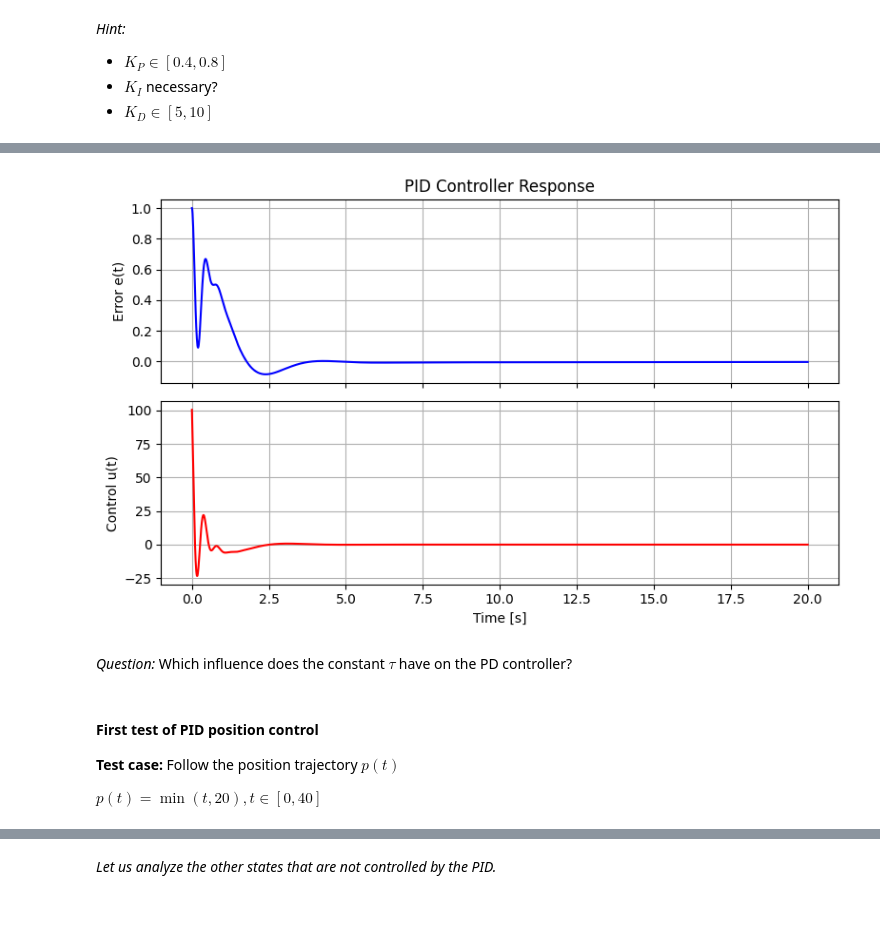
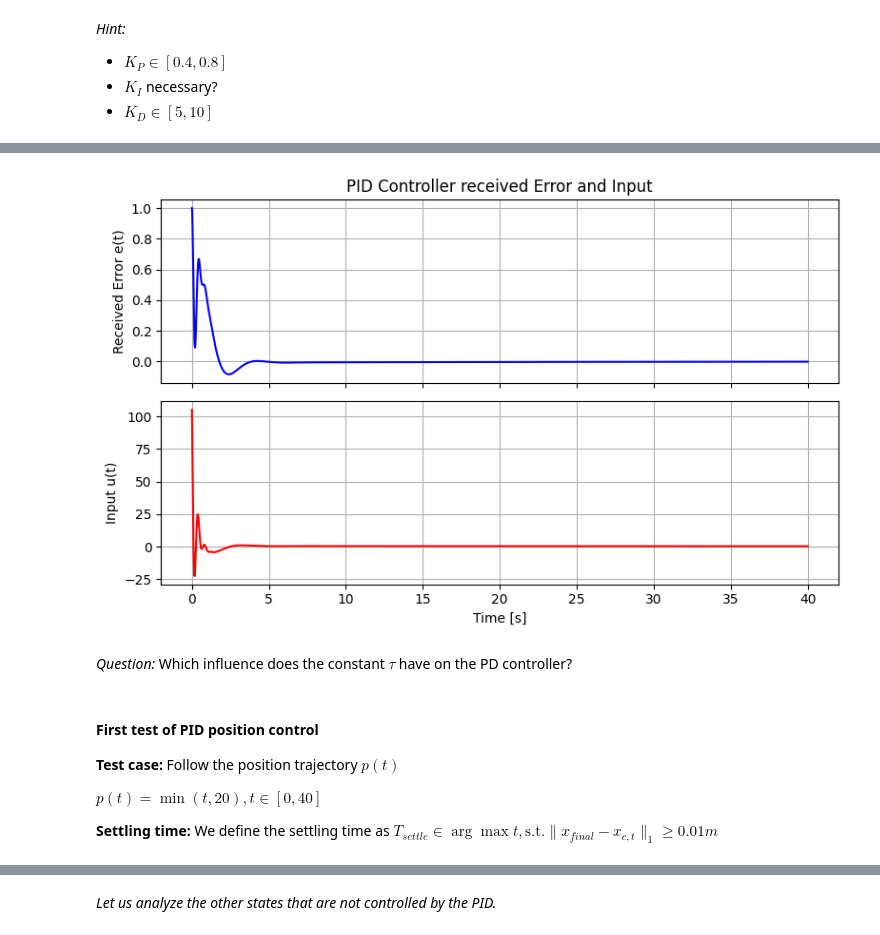
Before and after one commit to BeneJoh/ControlSystems, a Jupyter notebook: sessionB.ipynb, the cells around one changed output, grey strips where cells are left out. Cells and saved outputs as stored; diff of their text form; code cells hidden in the pictures.

Commit message:
Improvement of plots

```diff
--- a/sessionB.ipynb
+++ b/sessionB.ipynb
@@ -106,0 +95,2 @@ plt.show()
+# %%
+y=controller.evaluate_step_response(closed_sys)["y_out"]
@@ -107,20 +99,20 @@ plt.show()
 # %%
-T, e = ct.forced_response(pid, timepts, 1 - y)
+T, e = ct.forced_response(pid, controller.DEFAULT_TIMEPTS, 1 - y)
 fig, axs = plt.subplots(2, 1, sharex=True, figsize=(8, 5))
 
 axs[0].plot(T, 1-y, 'b')
-axs[0].set_ylabel("Error e(t)")
+axs[0].set_ylabel("Received Error e(t)")
 axs[0].grid(True)
-axs[0].set_title("PID Controller Response")
+axs[0].set_title("PID Controller received Error and Input")
 axs[1].plot(T, e, 'r')
-axs[1].set_ylabel("Control u(t)")
+axs[1].set_ylabel("Input u(t)")
 axs[1].set_xlabel("Time [s]")
 axs[1].grid(True)
 
 plt.tight_layout()
 plt.show()
 # %% [output]
-[figure, old version]
+[figure, new version]
 # %% [markdown]
 *Question:* Which influence does the constant $\tau$ have on the PD controller?
 # %% [markdown]
@@ -129,6 +121,8 @@ plt.show()
 __Test case:__ Follow the position trajectory $p(t)$
 
 $p(t) = \min(t,20),t\in[0,40]$
+
+__Settling time:__ We define the settling time as $T_{settle} \in \arg \max t, \text{s.t.} \|x_{final} - x_{c,t}\|_1 \ge 0.01m$
 # %%
 y_out, _ =controller.analyze_pid_control(cable_car_f2x,pid)
 # %% [output]
```
Also changed, not shown: parts of 5 cells of this notebook, 1 other file.
